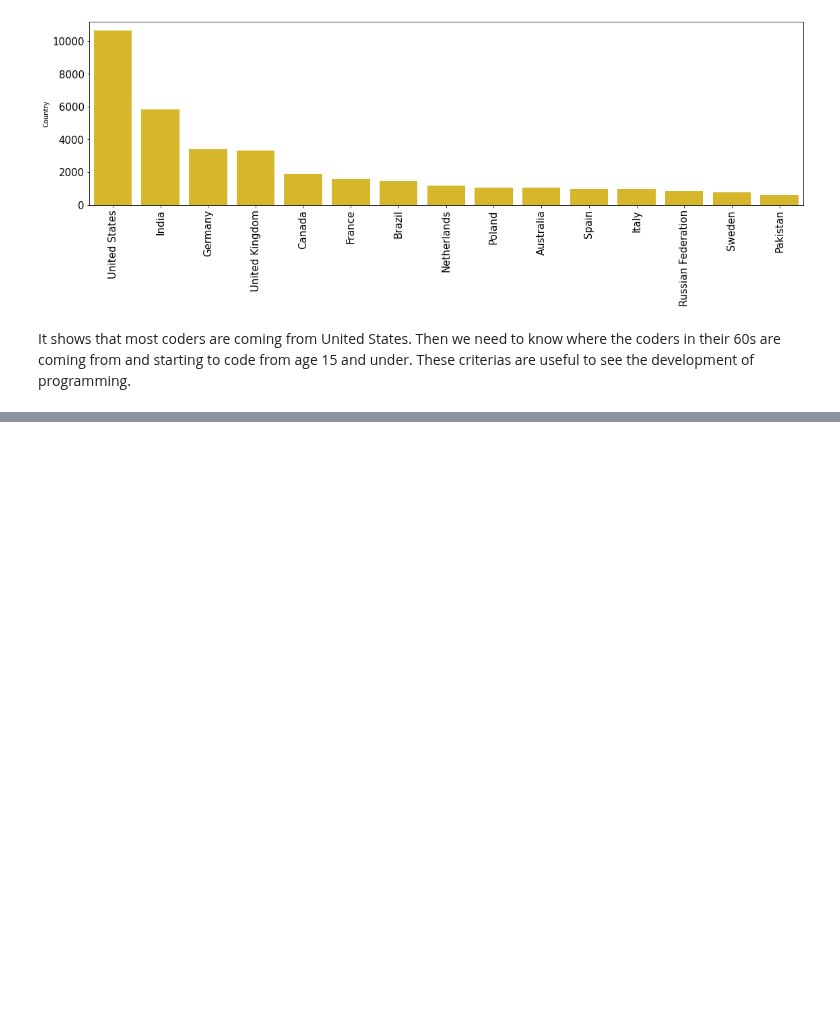
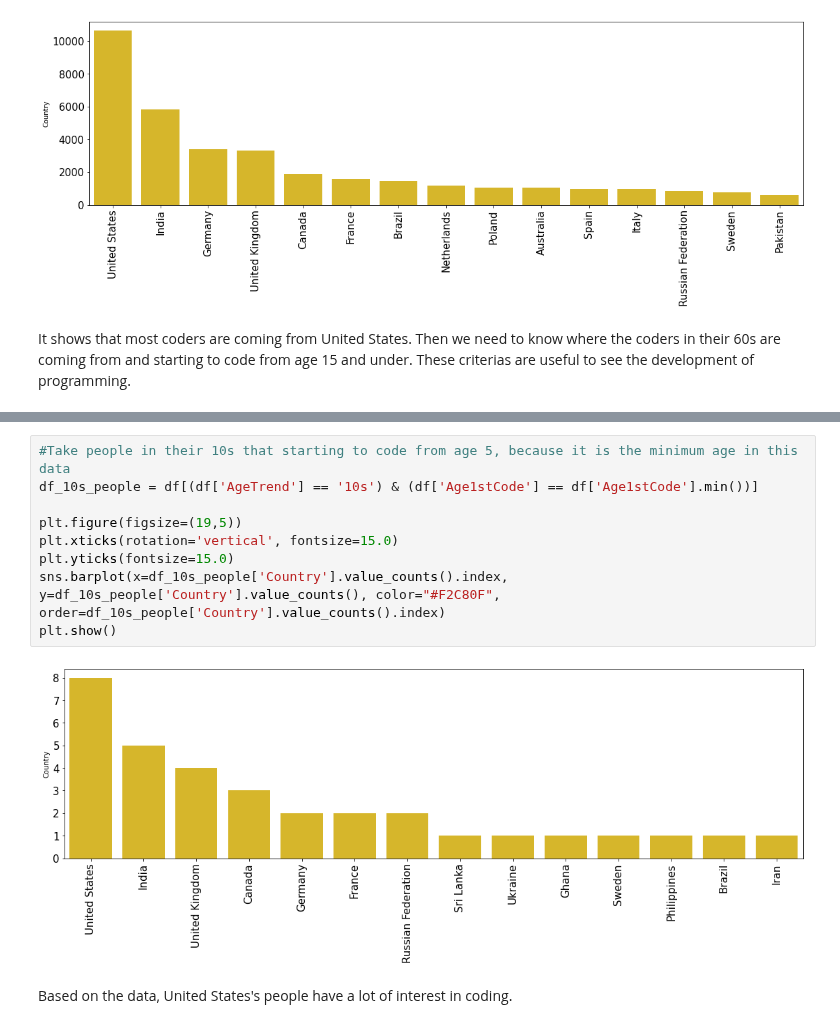
Before and after one commit to yessymarie/dsblogpost, a Jupyter notebook: main.ipynb, the cells around one changed output, grey strips where cells are left out. Drawn from its saved outputs; the diff is of its cells as text; blank space fills up the shorter version.

```diff
--- a/main.ipynb
+++ b/main.ipynb
@@ -202,3 +201,16 @@ sns.barplot(x=df_60s_people['Country'].value_counts().index, y=df_60s_people['Co
 plt.show()
 # %% [output]
 [figure]
+# %%
+#Take people in their 10s that starting to code from age 5, because it is the minimum age in this data
+df_10s_people = df[(df['AgeTrend'] == '10s') & (df['Age1stCode'] == df['Age1stCode'].min())]
+
+plt.figure(figsize=(19,5))
+plt.xticks(rotation='vertical', fontsize=15.0)
+plt.yticks(fontsize=15.0)
+sns.barplot(x=df_10s_people['Country'].value_counts().index, y=df_10s_people['Country'].value_counts(), color="#F2C80F", order=df_10s_people['Country'].value_counts().index)
+plt.show()
+# %% [output]
+[figure, added]
+# %% [markdown]
+Based on the data, United States's people have a lot of interest in coding.
```
Also changed, not shown: parts of 1 cell of this notebook.
